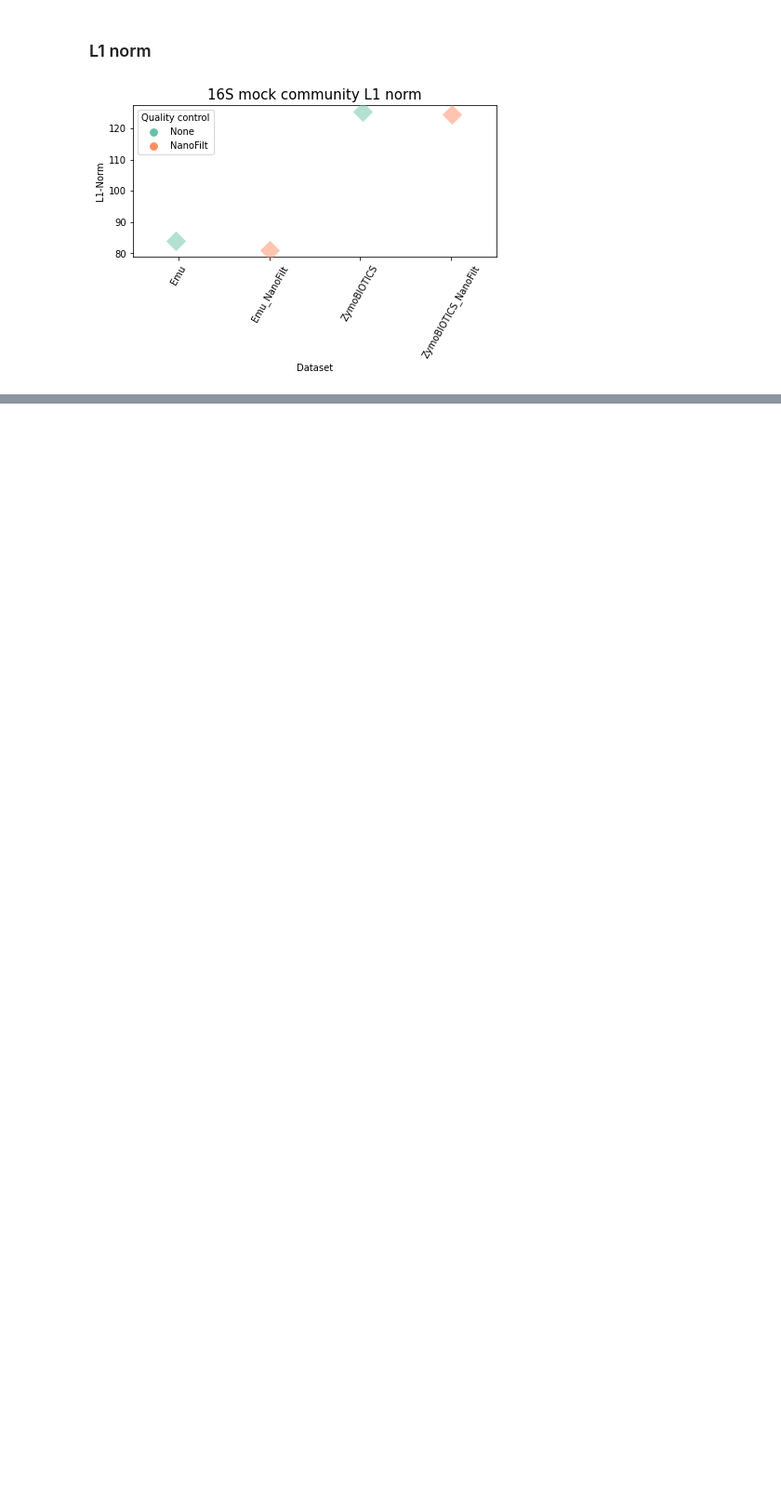
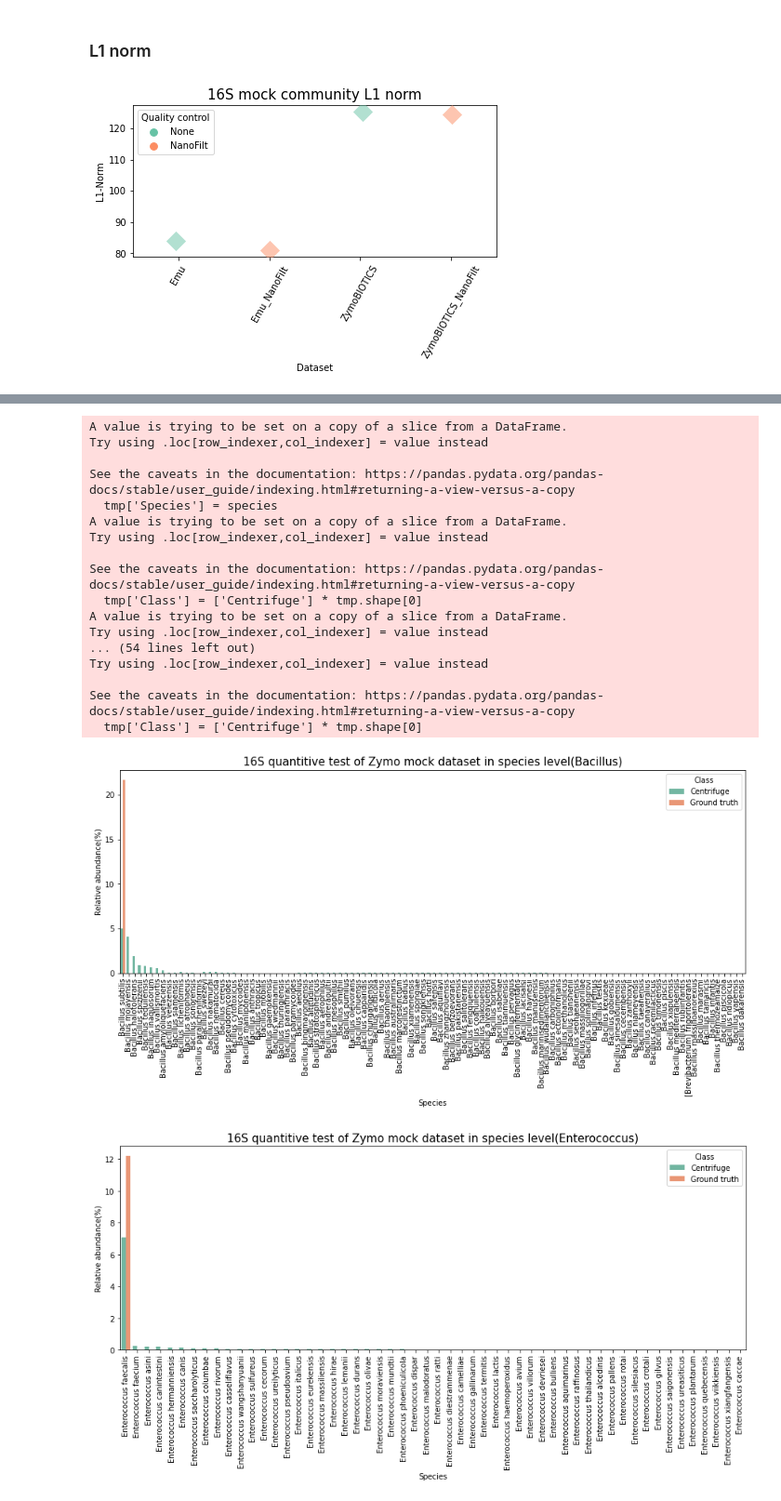
Before and after one commit to brucewu1996/Probiotics_signature, a Jupyter notebook: 16S_mock_quantitive_test.ipynb, the cells around one changed output, grey strips where cells are left out. Shown: that part at 93% size. Drawn from its saved outputs; the diff is of its cells as text; code cells hidden in the pictures; blank space fills up the shorter version.

```diff
--- a/16S_mock_quantitive_test.ipynb
+++ b/16S_mock_quantitive_test.ipynb
@@ -129,0 +225,7 @@ plt.savefig('tmp/16s_l1.png',dpi = 300,bbox_inches = "tight")
+# %%
+genus = []
+for i in zymo_ground_truth['Species'] :
+    g = i.split(' ')[0]
+    print(g)
+    genus.append('g__' + g)
+genus.remove('g__Psedudomonas')
@@ -129,0 +241,52 @@ plt.savefig('tmp/16s_l1.png',dpi = 300,bbox_inches = "tight")
+# %%
+name = list(zymo_result.index)
+for index,g in enumerate(genus) :
+    pattern = '\S+' +g + '\S+'
+    idx = [bool(re.search(pattern,x)) for x in name]
+    tmp = zymo_result.loc[idx,:]
+    #remove species subgroup
+    tmp_name = tmp.index
+    t_idx = [bool(re.search('group$',x)) for x in tmp_name]
+    t_idx = [(x == False) for x in t_idx]
+    #convert rowname to scientific name
+    rowname = tmp.index
+    species = []
+    for i in rowname :
+        n = i.split('|')[-1]
+        gg = n.split('_')[2]
+        s = n.split('_')[3]
+        species.append(gg+' '+s)
+
+    tmp['Species'] = species
+    tmp['Class'] = ['Centrifuge'] * tmp.shape[0]
+    new_row = pd.Series(data = {'Relative_abundnace' : zymo_ground_truth['Relative_abundance'][index],'Species' : zymo_ground_truth['Species'][index],'Class' : 'Ground truth'},name = genus[0])
+    tmp = tmp.append(new_row)
+
+    plt.figure(figsize=(15,5))
+    ax = sns.barplot(x='Species',y='Relative_abundnace',hue='Class',data=tmp,palette="Set2",ci=None)
+    ax.set_xticklabels(ax.get_xticklabels(),rotation = 90)
+    ax.set_ylabel('Relative abundance(%)')
+    title = '16S quantitive test of Zymo mock dataset in species level' + '(' + g.split('_')[-1] +')'
+    plt.title(title,fontsize =15)
+    fig_name = 'tmp/16s_quantitative_test_zymo_in_species_level' + '_' + g.split('_')[-1] + '.png'
+    plt.savefig(fig_name,dpi = 300,bbox_inches = "tight")
+# %% [output]
+A value is trying to be set on a copy of a slice from a DataFrame.
+Try using .loc[row_indexer,col_indexer] = value instead
+
+See the caveats in the documentation: https://pandas.pydata.org/pandas-docs/stable/user_guide/indexing.html#returning-a-view-versus-a-copy
+  tmp['Species'] = species
+A value is trying to be set on a copy of a slice from a DataFrame.
+Try using .loc[row_indexer,col_indexer] = value instead
+
+See the caveats in the documentation: https://pandas.pydata.org/pandas-docs/stable/user_guide/indexing.html#returning-a-view-versus-a-copy
+  tmp['Class'] = ['Centrifuge'] * tmp.shape[0]
+A value is trying to be set on a copy of a slice from a DataFrame.
+Try using .loc[row_indexer,col_indexer] = value instead
+... (54 lines left out)
+Try using .loc[row_indexer,col_indexer] = value instead
+
+See the caveats in the documentation: https://pandas.pydata.org/pandas-docs/stable/user_guide/indexing.html#returning-a-view-versus-a-copy
+  tmp['Class'] = ['Centrifuge'] * tmp.shape[0]
+[figure, added]
+[figure, added]
```
Also changed, not shown: parts of 27 cells of this notebook, 2 other files.
